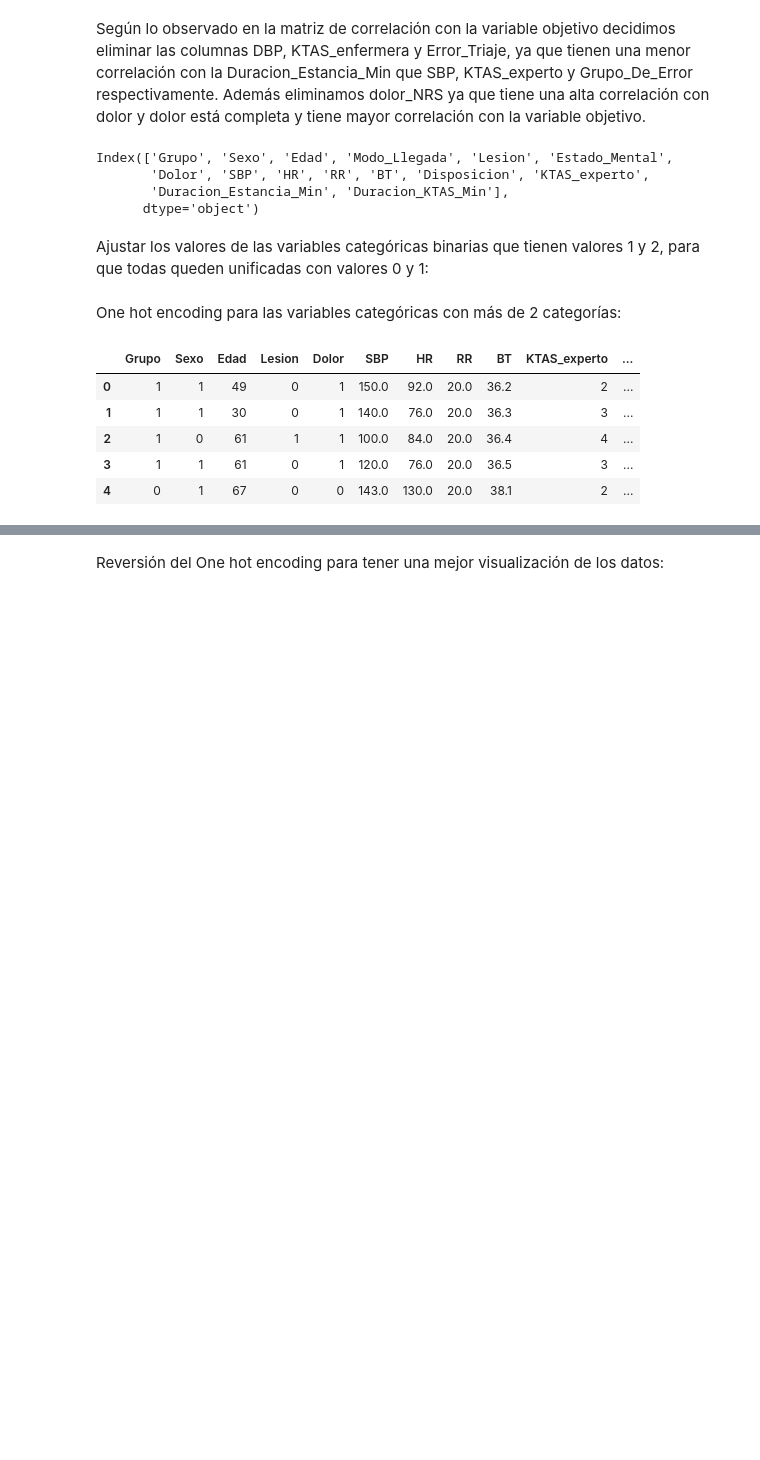
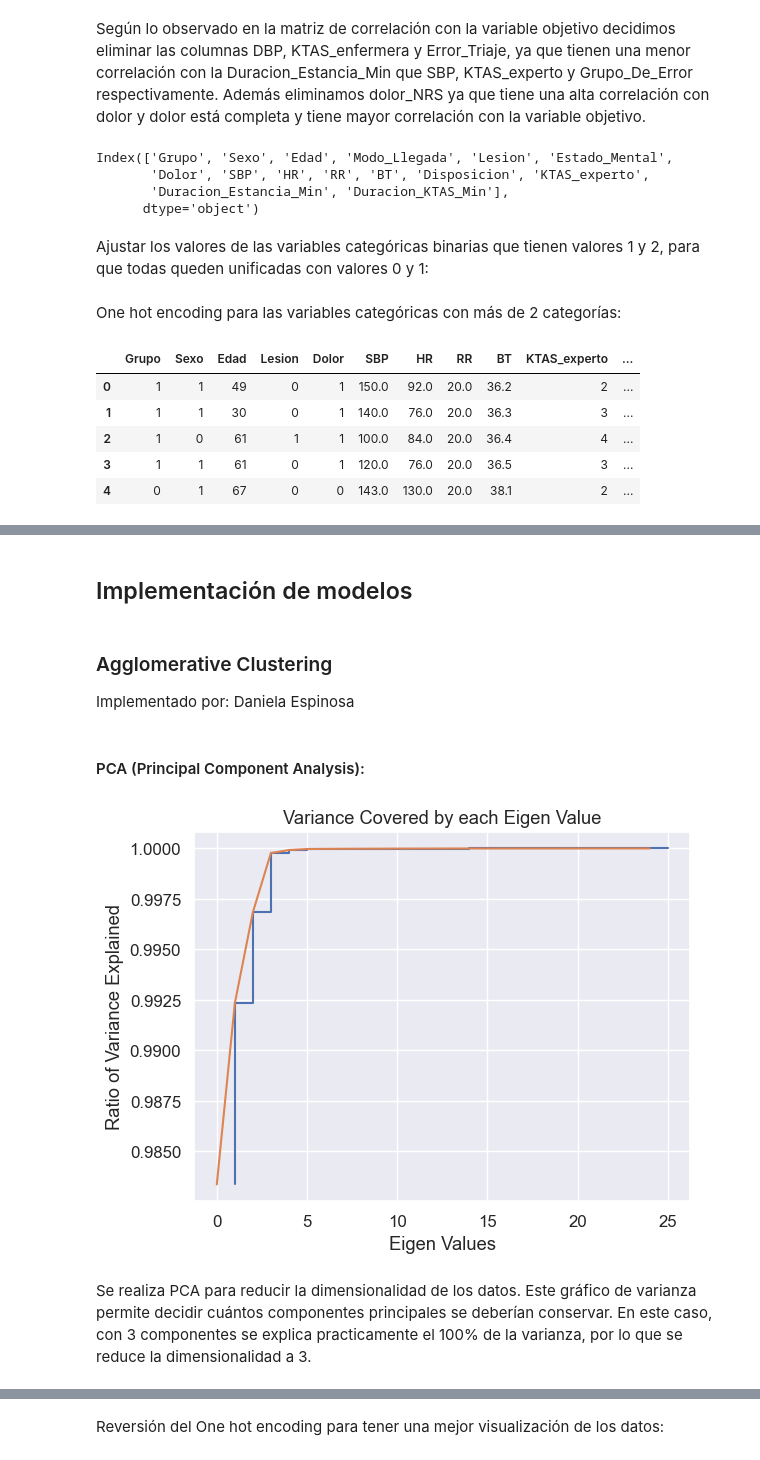
Before and after one commit to despinosaa/Lab1_G1, a Jupyter notebook: Lab2_UNIFICADO.ipynb, the cells around one changed output, grey strips where cells are left out. Cells and saved outputs as stored; diff of their text form; code cells hidden in the pictures; blank space fills up the shorter version.

```diff
--- a/Lab2_UNIFICADO.ipynb
+++ b/Lab2_UNIFICADO.ipynb
@@ -639,0 +468,24 @@ A continuación, estos se eliminarán para poder analizar correctamente los otro
+# %% [markdown]
+## Implementación de modelos
+# %% [markdown]
+### Agglomerative Clustering
+Implementado por: Daniela Espinosa
+# %% [markdown]
+#### PCA (Principal Component Analysis):
+# %%
+pca = PCA()
+pca_df = pd.DataFrame(pca.fit_transform(X))
+
+pca.explained_variance_
+max = len(pca.explained_variance_) + 1
+
+plt.step(list(range(1,max)), np.cumsum(pca.explained_variance_ratio_))
+plt.plot(np.cumsum(pca.explained_variance_ratio_))
+plt.xlabel('Eigen Values')
+plt.ylabel('Ratio of Variance Explained')
+plt.title('Variance Covered by each Eigen Value')
+plt.show()
+# %% [output]
+[figure, added]
+# %% [markdown]
+Se realiza PCA para reducir la dimensionalidad de los datos. Este gráfico de varianza permite decidir cuántos componentes principales se deberían conservar. En este caso, con 3 componentes se explica practicamente el 100% de la varianza, por lo que se reduce la dimensionalidad a 3.
```
Also changed, not shown: parts of 67 cells of this notebook, 1 other file.
